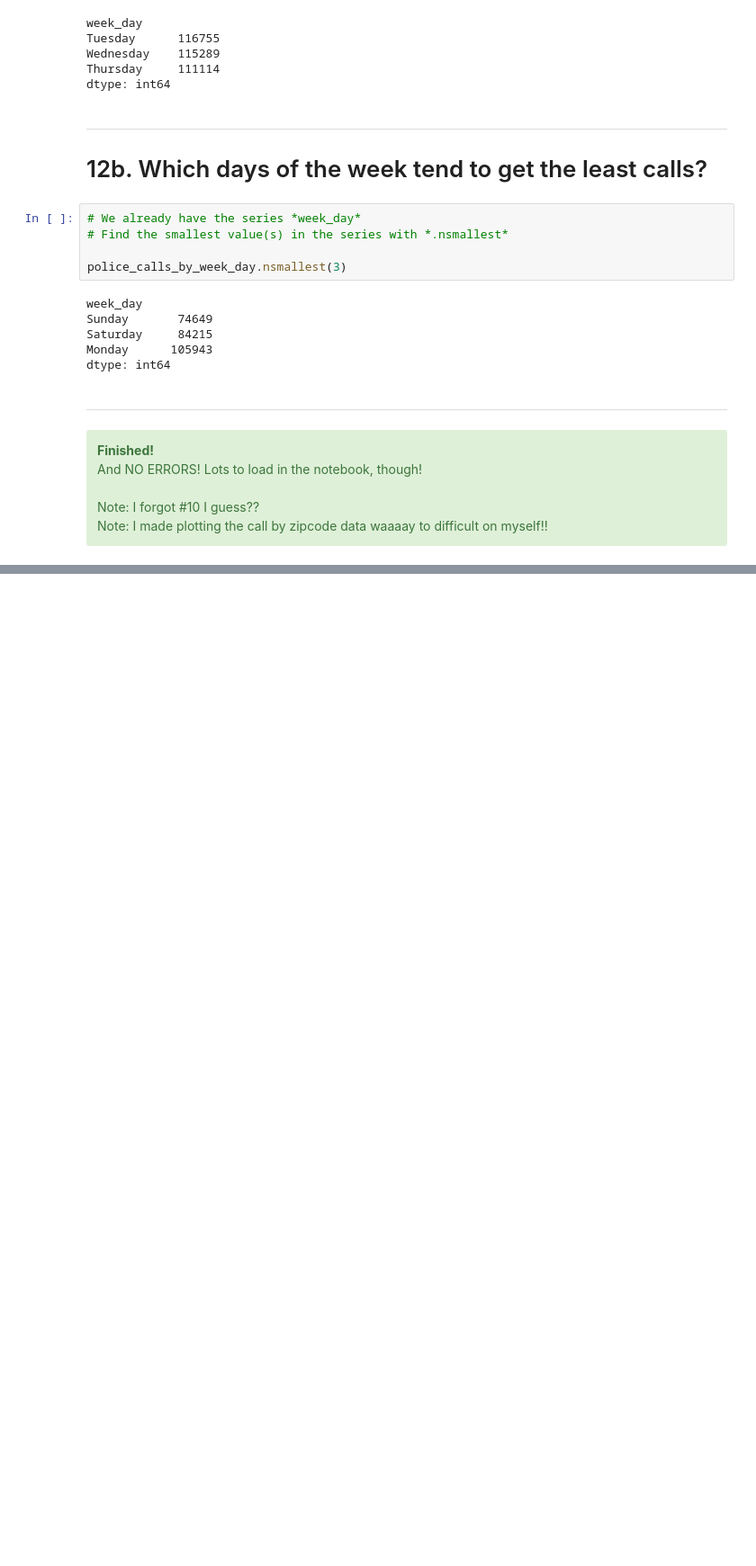
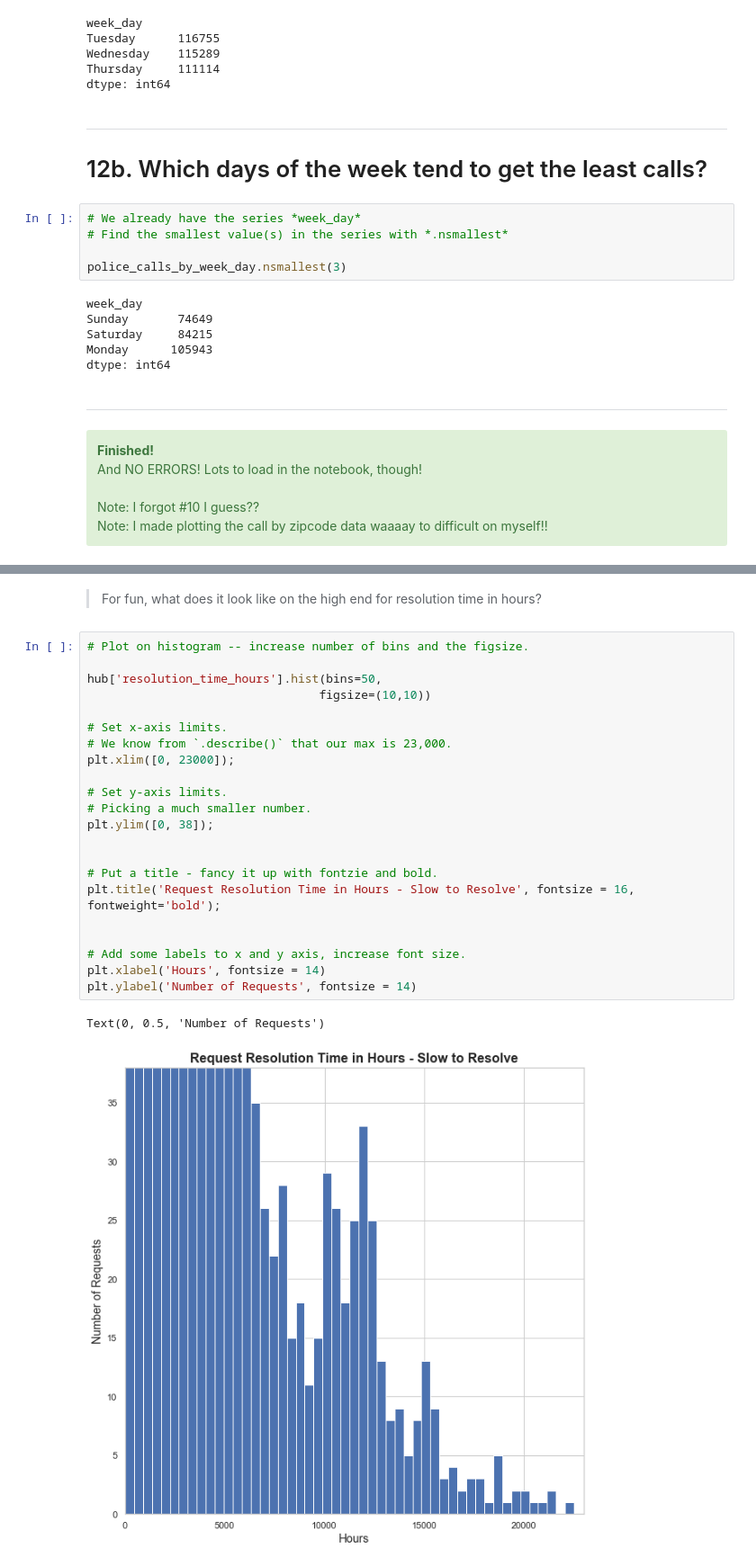
Before and after one commit to theheatherlwalker/NSS-Analytics-Jumpstart-2022-06, a Jupyter notebook: notebooks/hwalker_jumpstart_analysis.ipynb, the cells around one changed output, grey strips where cells are left out. Shown at 90% size. Cells and saved outputs as stored; diff of their text form; blank space fills up the shorter version.

```diff
--- a/notebooks/hwalker_jumpstart_analysis.ipynb
+++ b/notebooks/hwalker_jumpstart_analysis.ipynb
@@ -1085,0 +1164,27 @@ Name: request_type, dtype: int64
+# %% [markdown]
+> For fun, what does it look like on the high end for resolution time in hours?
+# %%
+# Plot on histogram -- increase number of bins and the figsize.
+
+hub['resolution_time_hours'].hist(bins=50,
+                                 figsize=(10,10))
+
+# Set x-axis limits.
+# We know from `.describe()` that our max is 23,000.
+plt.xlim([0, 23000]);
+
+# Set y-axis limits.
+# Picking a much smaller number.
+plt.ylim([0, 38]);
+
+
+# Put a title - fancy it up with fontzie and bold.
+plt.title('Request Resolution Time in Hours - Slow to Resolve', fontsize = 16, fontweight='bold');
+
+
+# Add some labels to x and y axis, increase font size.
+plt.xlabel('Hours', fontsize = 14)
+plt.ylabel('Number of Requests', fontsize = 14)
+# %% [output]
+Text(0, 0.5, 'Number of Requests')
+[figure, added]
```
Also changed, not shown: parts of 95 cells of this notebook.
